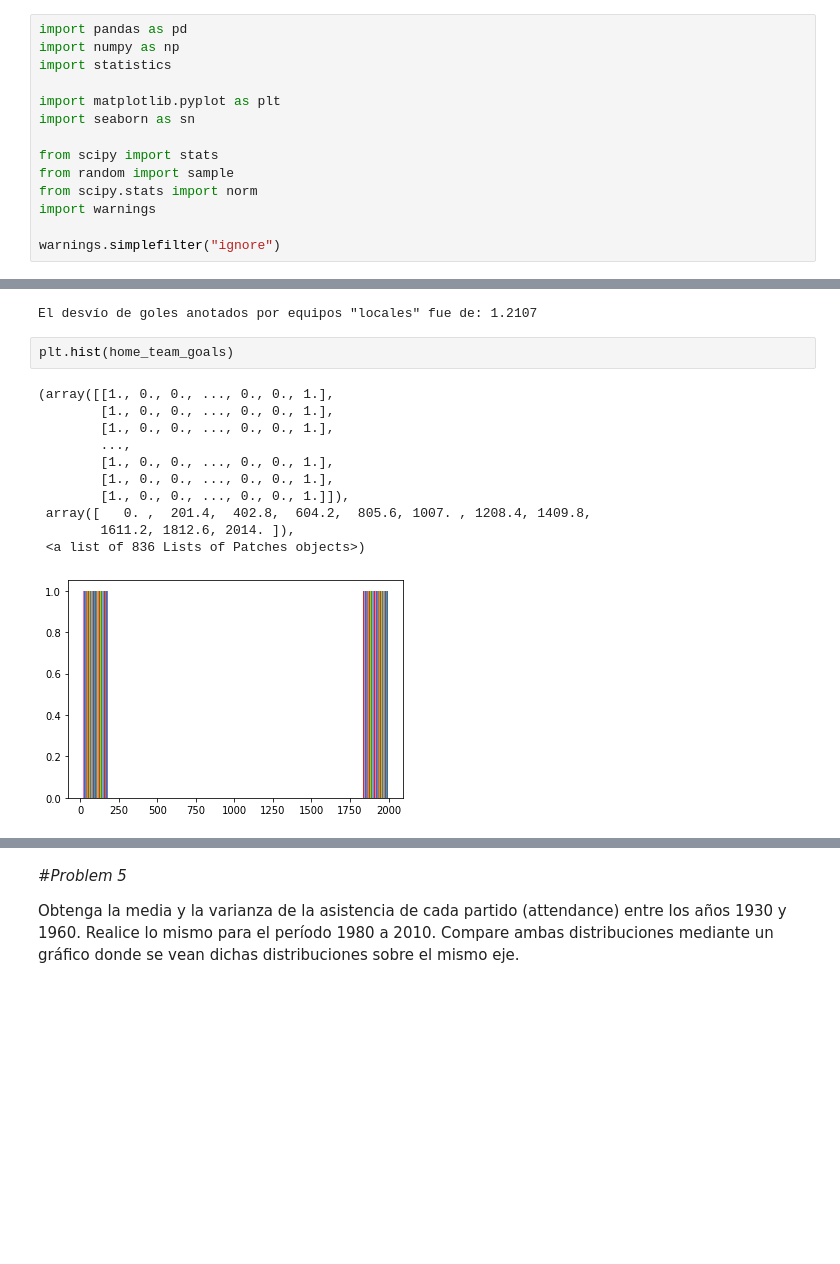
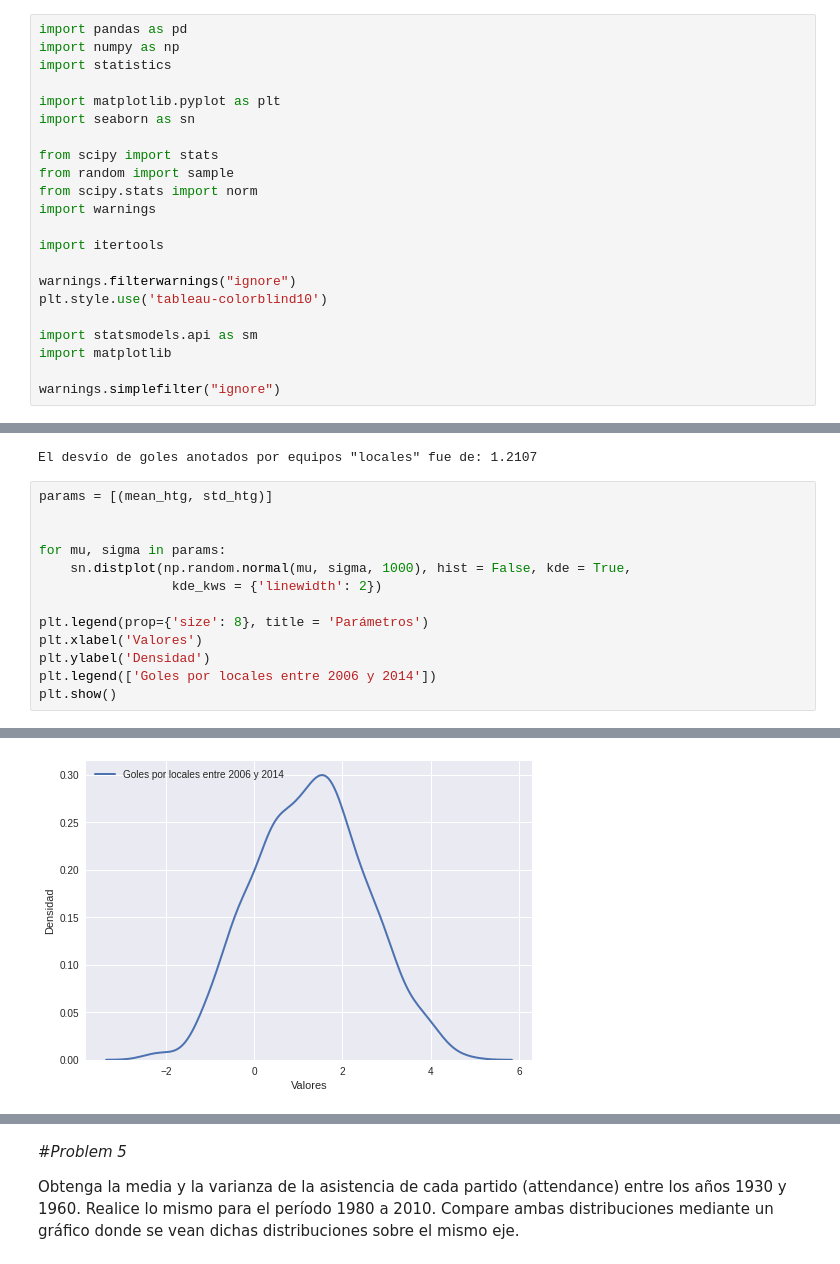
Before and after one commit to josefinavanotti/josefinavanotti, a Jupyter notebook: TP_Python_Estadísitica_Actuarial.ipynb, the cells around one changed output, grey strips where cells are left out. Cells and saved outputs as stored; diff of their text form; blank space fills up the shorter version.

```diff
--- a/TP_Python_Estadísitica_Actuarial.ipynb
+++ b/TP_Python_Estadísitica_Actuarial.ipynb
@@ -17,6 +17,14 @@ from random import sample
 from scipy.stats import norm
 import warnings
 
+import itertools
+
+warnings.filterwarnings("ignore")
+plt.style.use('tableau-colorblind10')
+
+import statsmodels.api as sm
+import matplotlib
+
 warnings.simplefilter("ignore")
 # %% [markdown]
 Importación y lectura del archivo:
@@ -201,17 +187,17 @@ std_htg = round(np.std(htg['Home Team Goals']),4)
 print('El desvío de goles anotados por equipos "locales" fue de:',std_htg)
 # %% [output]
 El desvío de goles anotados por equipos "locales" fue de: 1.2107
-# %%
-plt.hist(home_team_goals)
-# %% [output]
-(array([[1., 0., 0., ..., 0., 0., 1.],
-        [1., 0., 0., ..., 0., 0., 1.],
-        [1., 0., 0., ..., 0., 0., 1.],
-        ...,
-        [1., 0., 0., ..., 0., 0., 1.],
-        [1., 0., 0., ..., 0., 0., 1.],
-        [1., 0., 0., ..., 0., 0., 1.]]),
- array([   0. ,  201.4,  402.8,  604.2,  805.6, 1007. , 1208.4, 1409.8,
-        1611.2, 1812.6, 2014. ]),
- <a list of 836 Lists of Patches objects>)
-[figure, removed]
+# %%
+params = [(mean_htg, std_htg)]
+
+
+for mu, sigma in params:
+    sn.distplot(np.random.normal(mu, sigma, 1000), hist = False, kde = True,
+                 kde_kws = {'linewidth': 2})
+
+plt.legend(prop={'size': 8}, title = 'Parámetros')
+plt.xlabel('Valores')
+plt.ylabel('Densidad')
+plt.legend(['Goles por locales entre 2006 y 2014'])
+plt.show()
+# %% [output]
@@ -217,0 +205 @@ plt.hist(home_team_goals)
+[figure, added]
```
Also changed, not shown: parts of 77 cells of this notebook.
